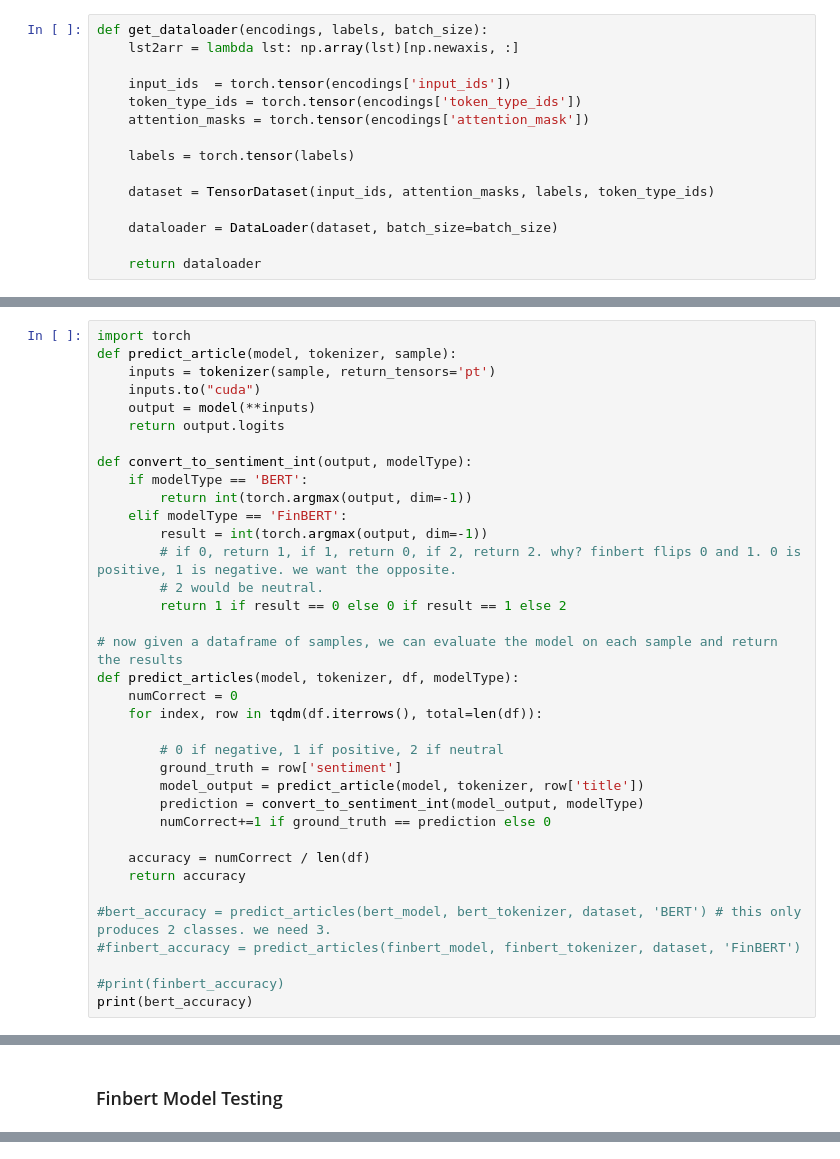
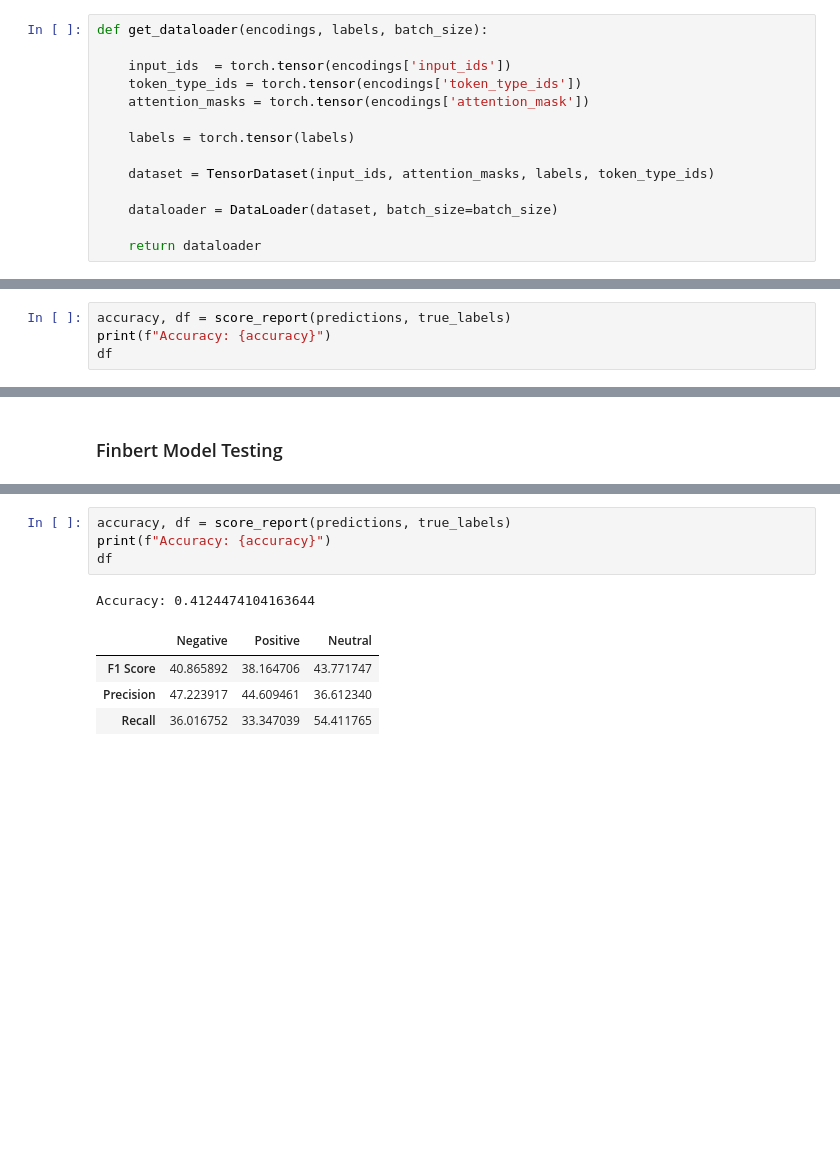
Before and after one commit to cavingada/ArticleAlpha, a Jupyter notebook: models.ipynb, the cells around one changed output, grey strips where cells are left out. Cells and saved outputs as stored; diff of their text form; blank space fills up the shorter version.

Commit message:
added finbert codes to models.ipynb

```diff
--- a/models.ipynb
+++ b/models.ipynb
@@ -47,7 +52,6 @@ BertForSequenceClassification(
 These function will be used throughout the code to facilitate training/testing/analysis
 # %%
 def get_dataloader(encodings, labels, batch_size):
-    lst2arr = lambda lst: np.array(lst)[np.newaxis, :]
 
     input_ids  = torch.tensor(encodings['input_ids'])
     token_type_ids = torch.tensor(encodings['token_type_ids'])
@@ -255,36 +253,0 @@ pd.DataFrame([bert_f1_score, bert_precision, bert_recall], columns=['Negative',
-# %%
-import torch
-def predict_article(model, tokenizer, sample):
-    inputs = tokenizer(sample, return_tensors='pt')
-    inputs.to("cuda")
-    output = model(**inputs)
-    return output.logits
-
-def convert_to_sentiment_int(output, modelType):
-    if modelType == 'BERT':
-        return int(torch.argmax(output, dim=-1))
-    elif modelType == 'FinBERT':
-        result = int(torch.argmax(output, dim=-1))
-        # if 0, return 1, if 1, return 0, if 2, return 2. why? finbert flips 0 and 1. 0 is positive, 1 is negative. we want the opposite.
-        # 2 would be neutral.
-        return 1 if result == 0 else 0 if result == 1 else 2
-
-# now given a dataframe of samples, we can evaluate the model on each sample and return the results
-def predict_articles(model, tokenizer, df, modelType):
-    numCorrect = 0
-    for index, row in tqdm(df.iterrows(), total=len(df)):
-
-        # 0 if negative, 1 if positive, 2 if neutral
-        ground_truth = row['sentiment']
-        model_output = predict_article(model, tokenizer, row['title'])
-        prediction = convert_to_sentiment_int(model_output, modelType)
-        numCorrect+=1 if ground_truth == prediction else 0
-
-    accuracy = numCorrect / len(df)
-    return accuracy
-
-#bert_accuracy = predict_articles(bert_model, bert_tokenizer, dataset, 'BERT') # this only produces 2 classes. we need 3.
-#finbert_accuracy = predict_articles(finbert_model, finbert_tokenizer, dataset, 'FinBERT')
-
-#print(finbert_accuracy)
-print(bert_accuracy)
@@ -292,0 +254,4 @@ finbert_accuracy = predict_articles(finbert_model, finbert_tokenizer, dataset, '
+# %%
+accuracy, df = score_report(predictions, true_labels)
+print(f"Accuracy: {accuracy}")
+df
@@ -294,0 +343,10 @@ finbert_accuracy = predict_articles(finbert_model, finbert_tokenizer, dataset, '
+# %%
+accuracy, df = score_report(predictions, true_labels)
+print(f"Accuracy: {accuracy}")
+df
+# %% [output]
+Accuracy: 0.4124474104163644
+|  | Negative | Positive | Neutral |
+| F1 Score | 40.865892 | 38.164706 | 43.771747 |
+| Precision | 47.223917 | 44.609461 | 36.612340 |
+| Recall | 36.016752 | 33.347039 | 54.411765 |
```
Also changed, not shown: parts of 12 cells of this notebook.
